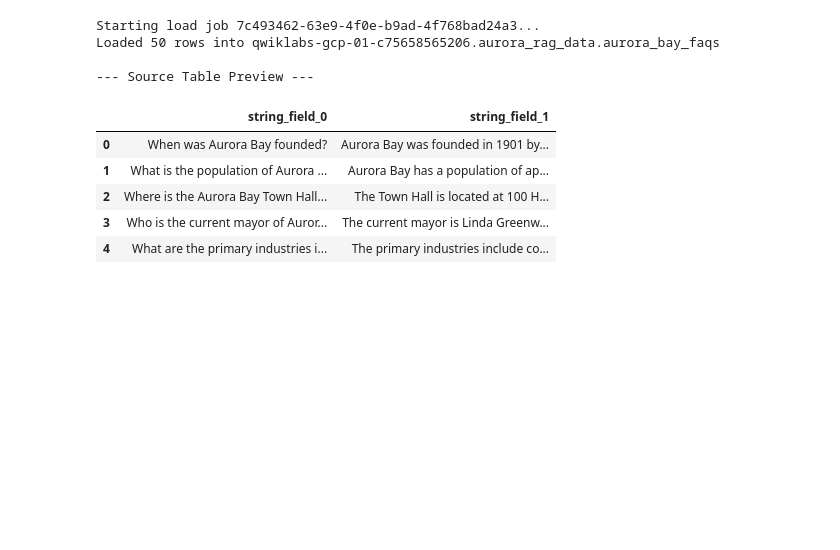
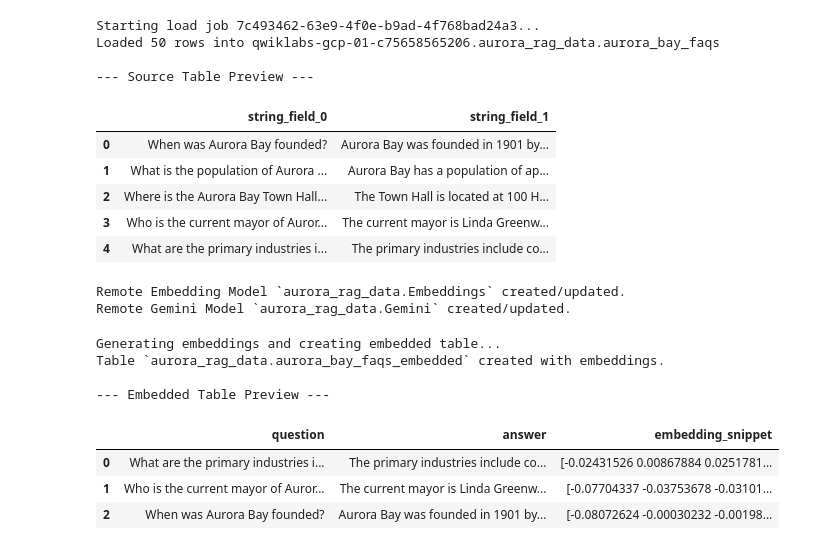
Before and after one commit to miodice3/genai-skills-workshop-mike, a Jupyter notebook: lab_2/lab2.ipynb, the cells around one changed output. Cells and saved outputs as stored; diff of their text form; code cells hidden in the pictures; blank space fills up the shorter version.

Commit message:
table w embeddings

```diff
--- a/lab_2/lab2.ipynb
+++ b/lab_2/lab2.ipynb
@@ -114,3 +114,79 @@ Loaded 50 rows into qwiklabs-gcp-01-c75658565206.aurora_rag_data.aurora_bay_faqs
 | 2 | Where is the Aurora Bay Town Hall... | The Town Hall is located at 100 H... |
 | 3 | Who is the current mayor of Auror... | The current mayor is Linda Greenw... |
 | 4 | What are the primary industries i... | The primary industries include co... |
+# %%
+# create embedding and general query models
+
+# Embedding
+EMBEDDING_MODEL_NAME = "Embeddings"
+EMBEDDING_MODEL_ID = "text-embedding-005"
+
+embedding_model_sql = f"""
+CREATE OR REPLACE MODEL `{DATASET_ID}.{EMBEDDING_MODEL_NAME}`
+REMOTE WITH CONNECTION `{LOCATION}.{CONNECTION_ID}`
+OPTIONS (ENDPOINT = '{EMBEDDING_MODEL_ID}');
+"""
+bq_client.query(embedding_model_sql).result()
+print(f"Remote Embedding Model `{DATASET_ID}.{EMBEDDING_MODEL_NAME}` created/updated.")
+
+# Query model
+GEMINI_MODEL_NAME = "Gemini"
+GEMINI_MODEL_ID = "gemini-2.5-flash"
+
+gemini_model_sql = f"""
+CREATE OR REPLACE MODEL `{DATASET_ID}.{GEMINI_MODEL_NAME}`
+REMOTE WITH CONNECTION `{LOCATION}.{CONNECTION_ID}`
+OPTIONS (ENDPOINT = '{GEMINI_MODEL_ID}');
+"""
+bq_client.query(gemini_model_sql).result()
+print(f"Remote Gemini Model `{DATASET_ID}.{GEMINI_MODEL_NAME}` created/updated.")
+# %% [output]
+Remote Embedding Model `aurora_rag_data.Embeddings` created/updated.
+Remote Gemini Model `aurora_rag_data.Gemini` created/updated.
+# %%
+# Check the actual column names and the first row of data
+QUESTION_COL = "string_field_0"
+ANSWER_COL = "string_field_1"
+
+EMBEDDED_TABLE_ID = "aurora_bay_faqs_embedded"
+
+embedding_query = f"""
+CREATE OR REPLACE TABLE `{DATASET_ID}.{EMBEDDED_TABLE_ID}` AS
+SELECT
+    *
+FROM
+    ML.GENERATE_EMBEDDING(
+        MODEL `{DATASET_ID}.{EMBEDDING_MODEL_NAME}`,
+        (
+            -- Use the actual column names here
+            SELECT
+                {QUESTION_COL} AS question, -- Alias back to 'question' for clarity in the final table
+                {ANSWER_COL} AS answer,   -- Alias back to 'answer' for clarity in the final table
+                CONCAT({QUESTION_COL}, ' ', {ANSWER_COL}) AS content -- The text used for embedding
+            FROM
+                `{DATASET_ID}.{TABLE_ID}`
+        )
+    )
+"""
+
+print("Generating embeddings and creating embedded table...")
+# Execute the query
+bq_client.query(embedding_query).result()
+print(f"Table `{DATASET_ID}.{EMBEDDED_TABLE_ID}` created with embeddings.")
+
+# Preview the embedded table
+preview_query = f"SELECT question, answer, ml_generate_embedding_result FROM `{DATASET_ID}.{EMBEDDED_TABLE_ID}` LIMIT 3"
+df_embedded = bq_client.query(preview_query).to_dataframe()
+print("\n--- Embedded Table Preview ---")
+# The ml_generate_embedding_result is a large array; show the first 5 elements for brevity
+df_embedded['embedding_snippet'] = df_embedded['ml_generate_embedding_result'].apply(lambda x: str(x[:5]) + '...')
+display(df_embedded[['question', 'embedding_snippet']])
+# %% [output]
+Generating embeddings and creating embedded table...
+Table `aurora_rag_data.aurora_bay_faqs_embedded` created with embeddings.
+
+--- Embedded Table Preview ---
+|  | question | answer | embedding_snippet |
+| 0 | What are the primary industries i... | The primary industries include co... | [-0.02431526 0.00867884 0.0251781... |
+| 1 | Who is the current mayor of Auror... | The current mayor is Linda Greenw... | [-0.07704337 -0.03753678 -0.03101... |
+| 2 | When was Aurora Bay founded? | Aurora Bay was founded in 1901 by... | [-0.08072624 -0.00030232 -0.00198... |
```
Also changed, not shown: parts of 1 cell of this notebook.
